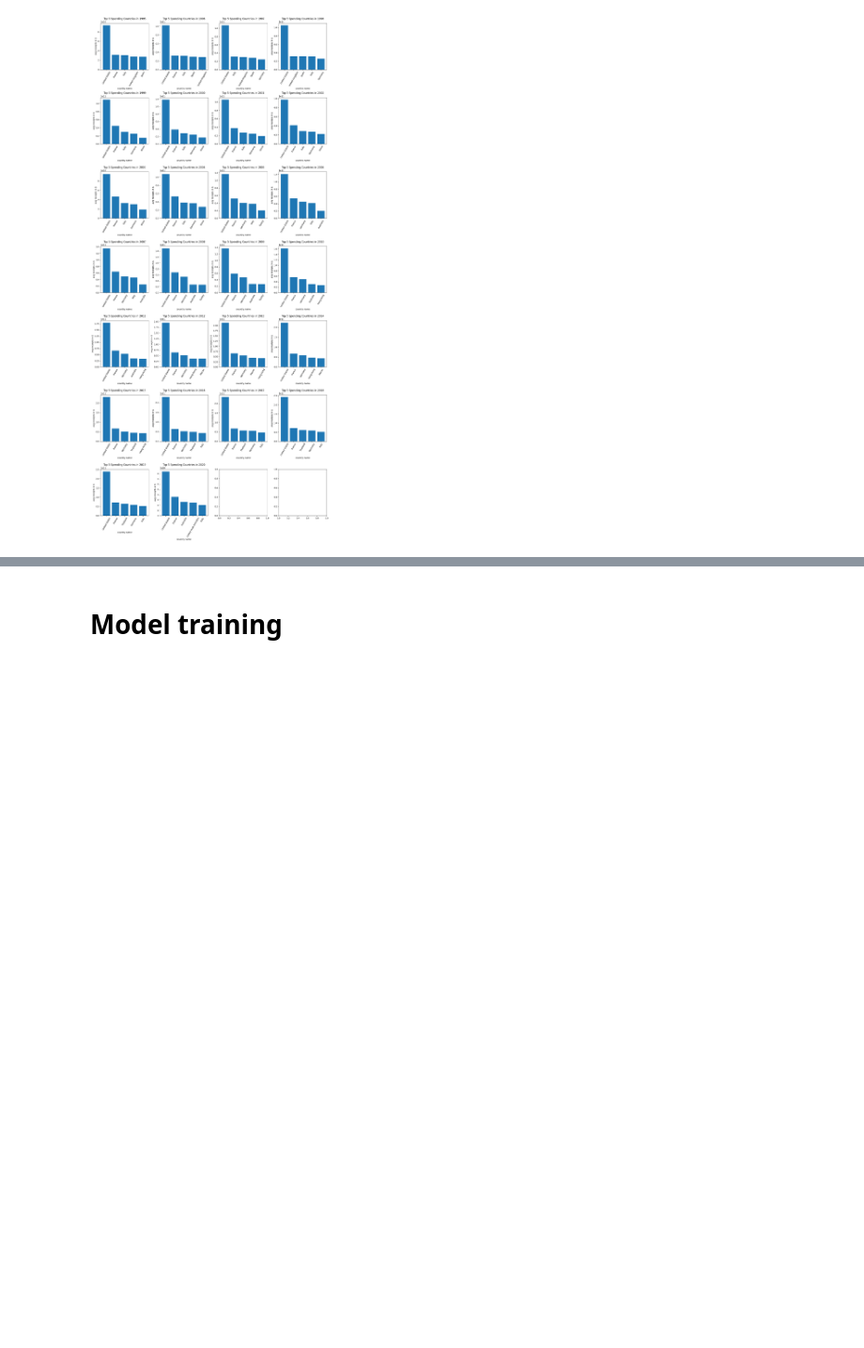
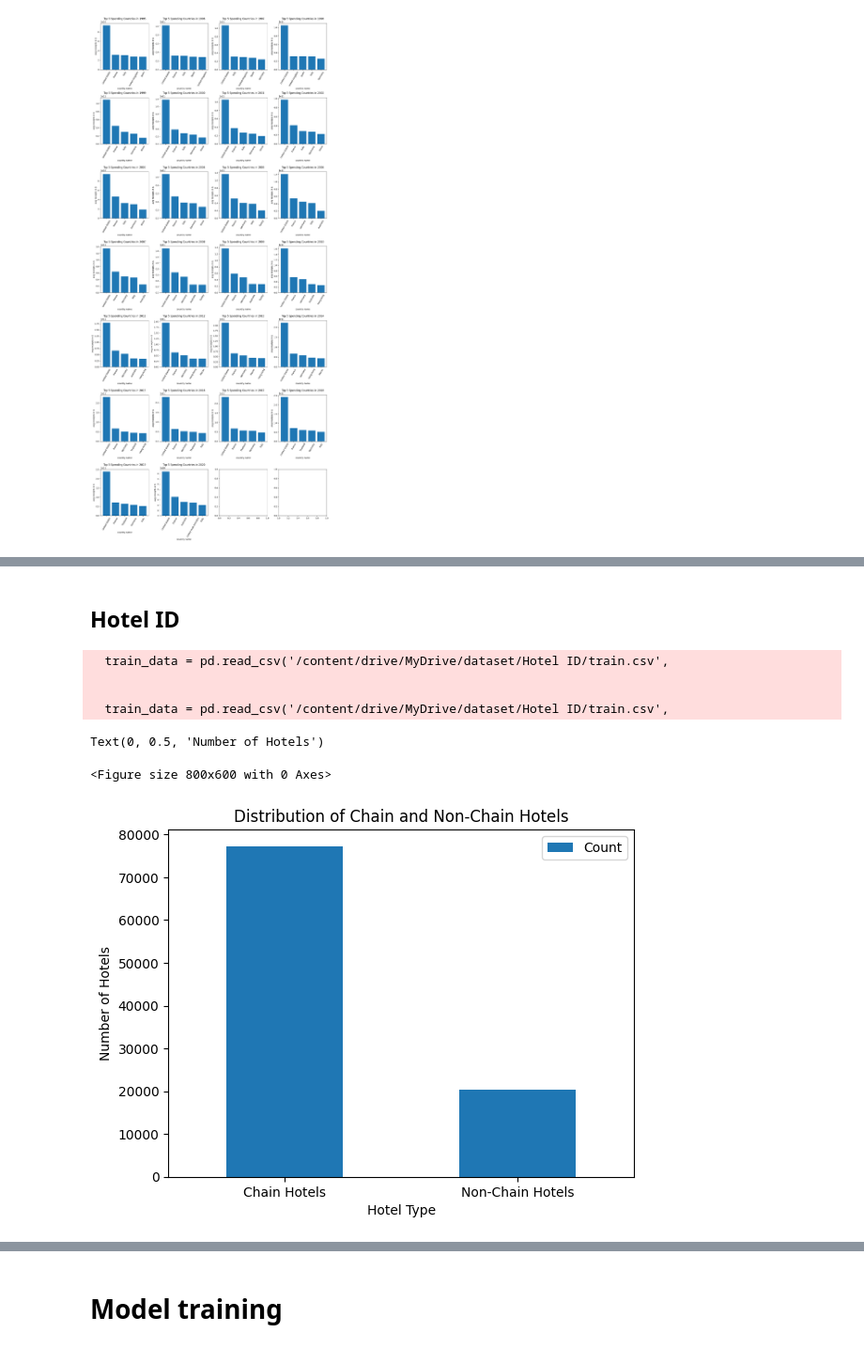
Before and after one commit to BU-Spark/ml-mit-evidence-analysis, a Jupyter notebook: EDA.ipynb, the cells around one changed output, grey strips where cells are left out. Shown at 94% size. Cells and saved outputs as stored; diff of their text form; code cells hidden in the pictures; blank space fills up the shorter version.

Commit message:
Add hotel ID and Selfie dataset EDA

```diff
--- a/EDA.ipynb
+++ b/EDA.ipynb
@@ -670,0 +731,32 @@ plt.show()
+# %% [markdown]
+## Hotel ID
+# %%
+import pandas as pd
+
+train_data = pd.read_csv('/content/drive/MyDrive/dataset/Hotel ID/train.csv',
+                         sep=',',
+                         error_bad_lines=False,
+                         warn_bad_lines=True)
+# %% [output]
+  train_data = pd.read_csv('/content/drive/MyDrive/dataset/Hotel ID/train.csv',
+
+
+  train_data = pd.read_csv('/content/drive/MyDrive/dataset/Hotel ID/train.csv',
+# %%
+chain_hotels = train_data[train_data['chain'] != 0]
+non_chain_hotels = train_data[train_data['chain'] == 0]
+num_chain_hotels = len(chain_hotels)
+num_non_chain_hotels = len(non_chain_hotels)
+hotel_types = ['Chain Hotels', 'Non-Chain Hotels']
+hotel_counts = [num_chain_hotels, num_non_chain_hotels]
+hotel_data = pd.DataFrame({'Hotel Type':hotel_types, 'Count':hotel_counts})
+# %%
+plt.figure(figsize=(8,6))
+ax = hotel_data.plot.bar(x='Hotel Type', y='Count', rot=0)
+plt.title('Distribution of Chain and Non-Chain Hotels')
+plt.xlabel('Hotel Type')
+plt.ylabel('Number of Hotels')
+# %% [output]
+Text(0, 0.5, 'Number of Hotels')
+<Figure size 800x600 with 0 Axes>
+[figure, added]
```
Also changed, not shown: parts of 6 cells of this notebook.
